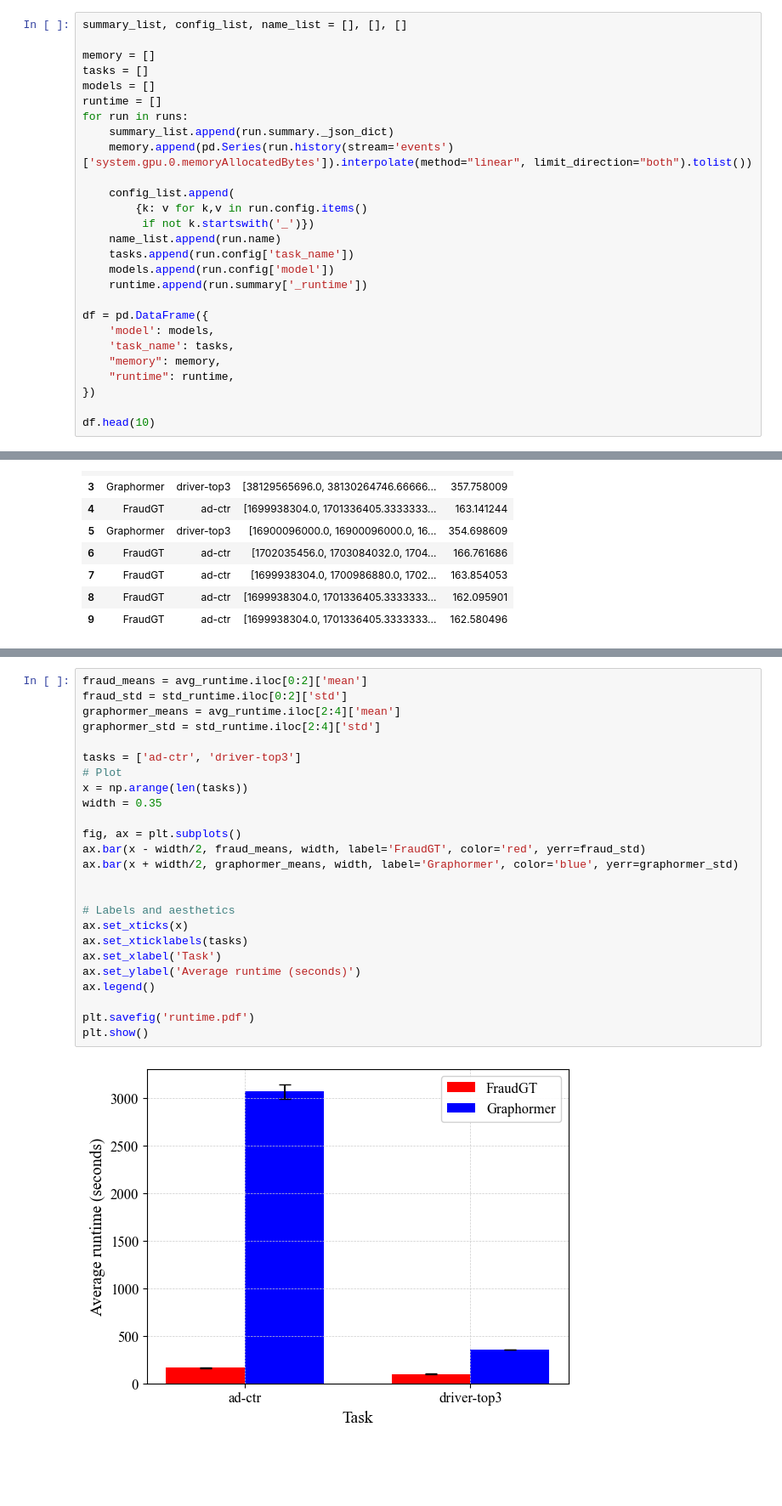
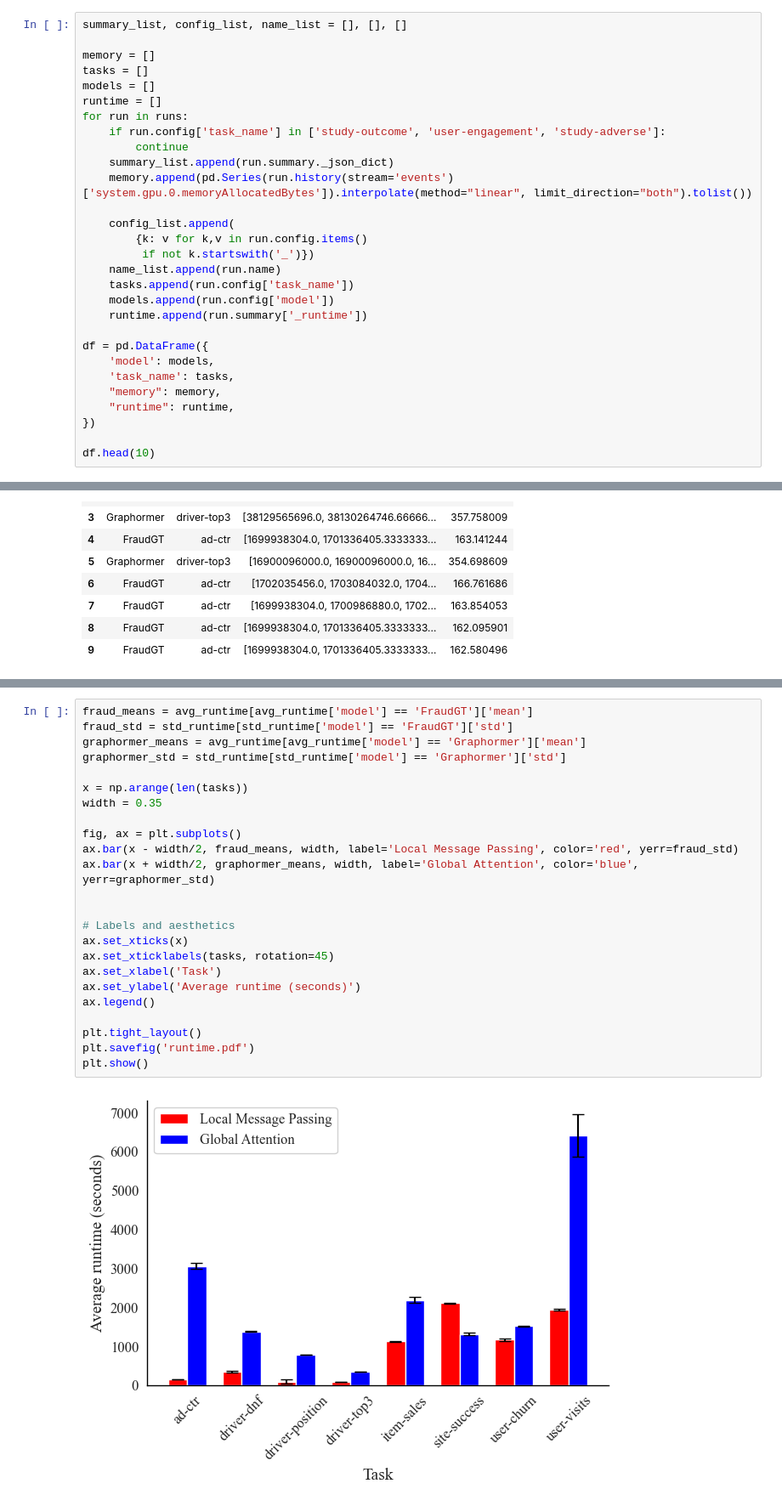
Before and after one commit to ignaciocunado/gt-rdl, a Jupyter notebook: plots/plots.ipynb, the cells around one changed output, grey strips where cells are left out. Shown: that part at 85% size. Cells and saved outputs as stored; diff of their text form; blank space fills up the shorter version.

```diff
--- a/plots/plots.ipynb
+++ b/plots/plots.ipynb
@@ -17,6 +52,8 @@ tasks = []
 models = []
 runtime = []
 for run in runs:
+    if run.config['task_name'] in ['study-outcome', 'user-engagement', 'study-adverse']:
+        continue
     summary_list.append(run.summary._json_dict)
     memory.append(pd.Series(run.history(stream='events')['system.gpu.0.memoryAllocatedBytes']).interpolate(method="linear", limit_direction="both").tolist())
 
@@ -132,27 +162,26 @@ std_runtime = df.groupby(['model', 'task_name'])['runtime'].std().apply(pd.Serie
 # %%
-fraud_means = avg_runtime.iloc[0:2]['mean']
-fraud_std = std_runtime.iloc[0:2]['std']
-graphormer_means = avg_runtime.iloc[2:4]['mean']
-graphormer_std = std_runtime.iloc[2:4]['std']
+fraud_means = avg_runtime[avg_runtime['model'] == 'FraudGT']['mean']
+fraud_std = std_runtime[std_runtime['model'] == 'FraudGT']['std']
+graphormer_means = avg_runtime[avg_runtime['model'] == 'Graphormer']['mean']
+graphormer_std = std_runtime[std_runtime['model'] == 'Graphormer']['std']
 
-tasks = ['ad-ctr', 'driver-top3']
-# Plot
 x = np.arange(len(tasks))
 width = 0.35
 
 fig, ax = plt.subplots()
-ax.bar(x - width/2, fraud_means, width, label='FraudGT', color='red', yerr=fraud_std)
-ax.bar(x + width/2, graphormer_means, width, label='Graphormer', color='blue', yerr=graphormer_std)
+ax.bar(x - width/2, fraud_means, width, label='Local Message Passing', color='red', yerr=fraud_std)
+ax.bar(x + width/2, graphormer_means, width, label='Global Attention', color='blue', yerr=graphormer_std)
 
 
 # Labels and aesthetics
 ax.set_xticks(x)
-ax.set_xticklabels(tasks)
+ax.set_xticklabels(tasks, rotation=45)
 ax.set_xlabel('Task')
 ax.set_ylabel('Average runtime (seconds)')
 ax.legend()
 
+plt.tight_layout()
 plt.savefig('runtime.pdf')
 plt.show()
 # %% [output]
-[figure, old version]
+[figure, new version]
```
Also changed, not shown: parts of 9 cells of this notebook, 5 other files.
